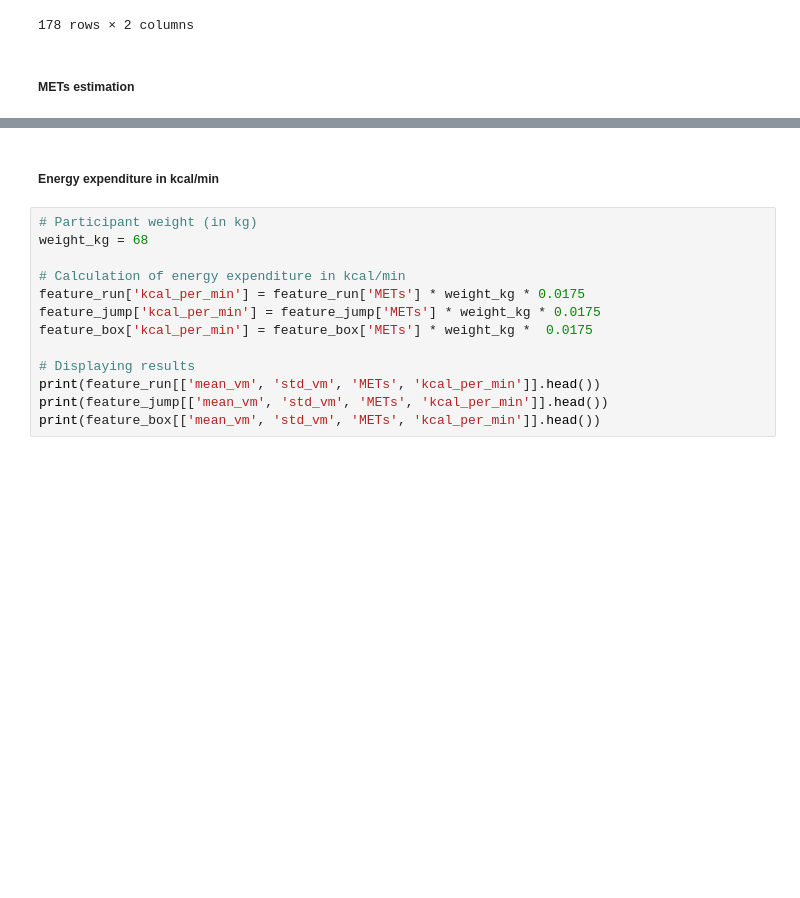
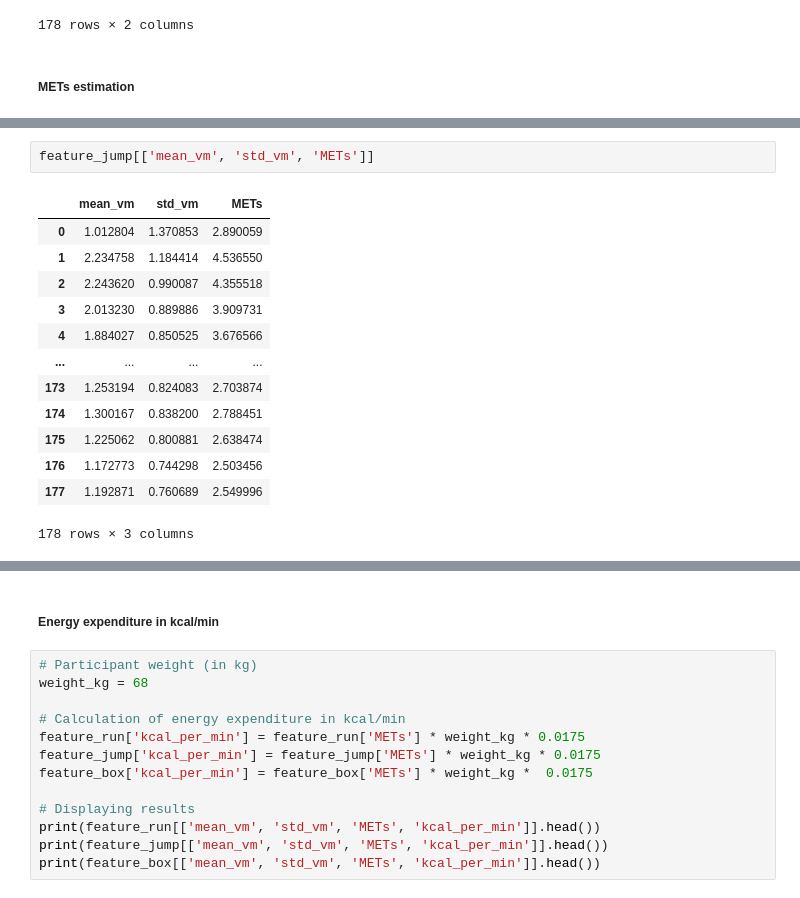
Before and after one commit to RachidatouOuattara/HAH913E-2024-physical-activity-analysis, a Jupyter notebook: Notebooks/AX3_project.ipynb, the cells around one changed output, grey strips where cells are left out. Saved outputs shown, nothing was run; the diff lists cells and outputs as text; blank space fills up the shorter version.

```diff
--- a/Notebooks/AX3_project.ipynb
+++ b/Notebooks/AX3_project.ipynb
@@ -754,0 +748,16 @@ print(feature_box[['mean_vm', 'std_vm', 'METs']].head())
+# %%
+feature_jump[['mean_vm', 'std_vm', 'METs']]
+# %% [output]
+|  | mean_vm | std_vm | METs |
+| 0 | 1.012804 | 1.370853 | 2.890059 |
+| 1 | 2.234758 | 1.184414 | 4.536550 |
+| 2 | 2.243620 | 0.990087 | 4.355518 |
+| 3 | 2.013230 | 0.889886 | 3.909731 |
+| 4 | 1.884027 | 0.850525 | 3.676566 |
+| ... | ... | ... | ... |
+| 173 | 1.253194 | 0.824083 | 2.703874 |
+| 174 | 1.300167 | 0.838200 | 2.788451 |
+| 175 | 1.225062 | 0.800881 | 2.638474 |
+| 176 | 1.172773 | 0.744298 | 2.503456 |
+| 177 | 1.192871 | 0.760689 | 2.549996 |
+178 rows × 3 columns
```
Also changed, not shown: parts of 9 cells of this notebook.
